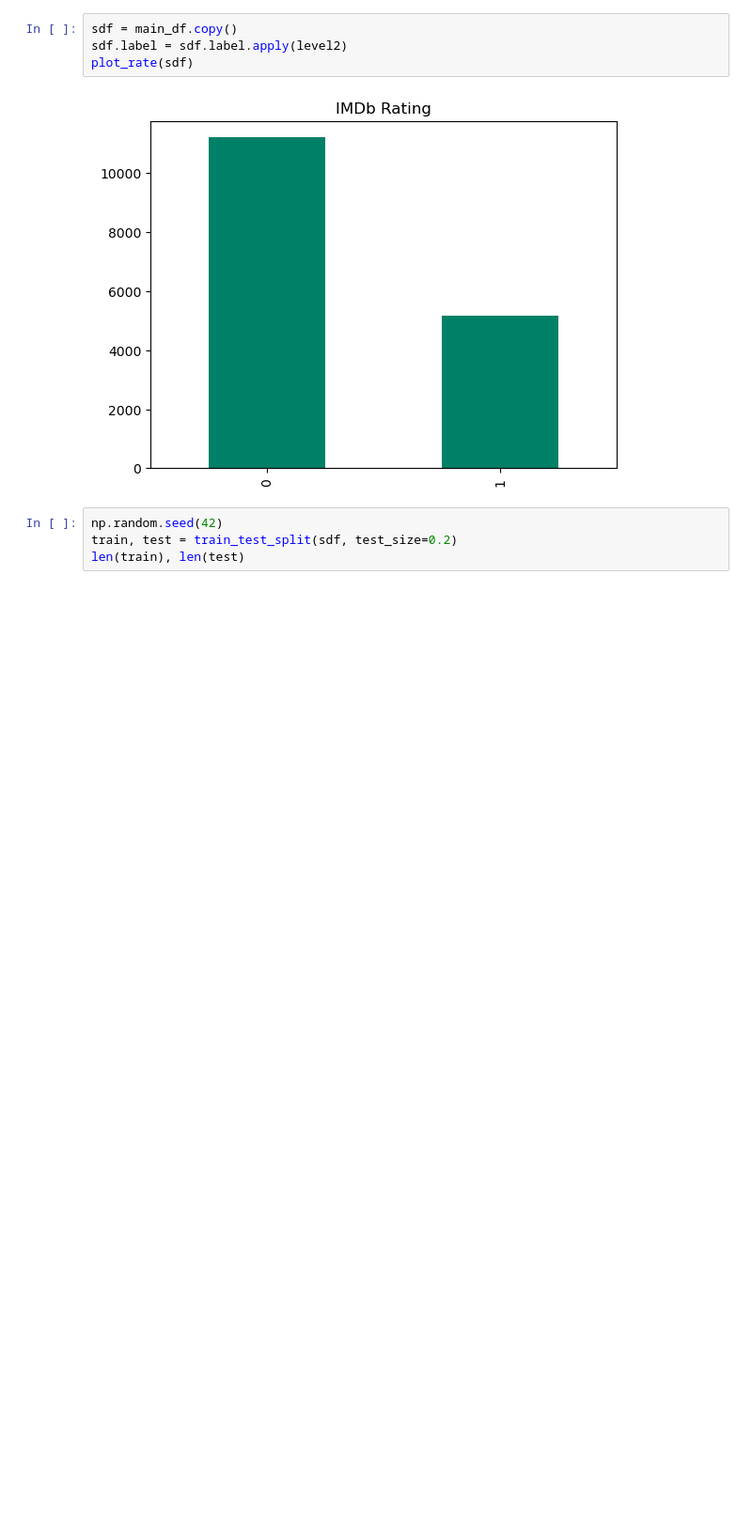
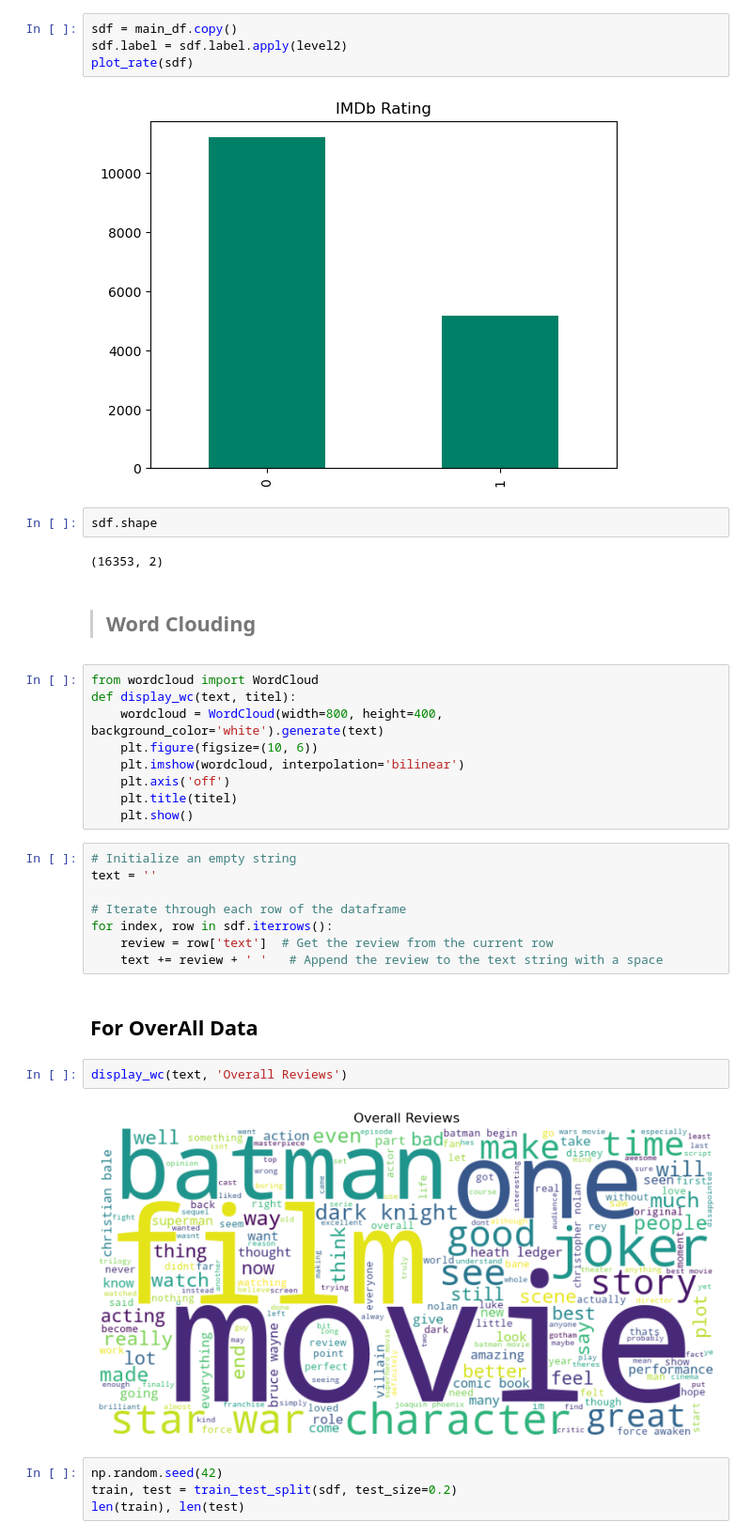
Before and after one commit to oitik/Movie_rating_prediction_using_machine_learning, a Jupyter notebook: bert-for-movie.ipynb, the cells around one changed output. Shown at 94% size. Saved outputs shown, nothing was run; the diff lists cells and outputs as text; blank space fills up the shorter version.

```diff
--- a/bert-for-movie.ipynb
+++ b/bert-for-movie.ipynb
@@ -162,6 +163,35 @@ sdf.label = sdf.label.apply(level2)
 plot_rate(sdf)
 # %% [output]
 [figure]
+# %%
+sdf.shape
+# %% [output]
+(16353, 2)
+# %% [markdown]
+> ## Word Clouding
+# %%
+from wordcloud import WordCloud
+def display_wc(text, titel):
+    wordcloud = WordCloud(width=800, height=400, background_color='white').generate(text)
+    plt.figure(figsize=(10, 6))
+    plt.imshow(wordcloud, interpolation='bilinear')
+    plt.axis('off')
+    plt.title(titel)
+    plt.show()
+# %%
+# Initialize an empty string
+text = ''
+
+# Iterate through each row of the dataframe
+for index, row in sdf.iterrows():
+    review = row['text']  # Get the review from the current row
+    text += review + ' '   # Append the review to the text string with a space
+# %% [markdown]
+## For OverAll Data
+# %%
+display_wc(text, 'Overall Reviews')
+# %% [output]
+[figure, added]
 # %%
 np.random.seed(42)
 train, test = train_test_split(sdf, test_size=0.2)
```
Also changed, not shown: parts of 13 cells of this notebook.
